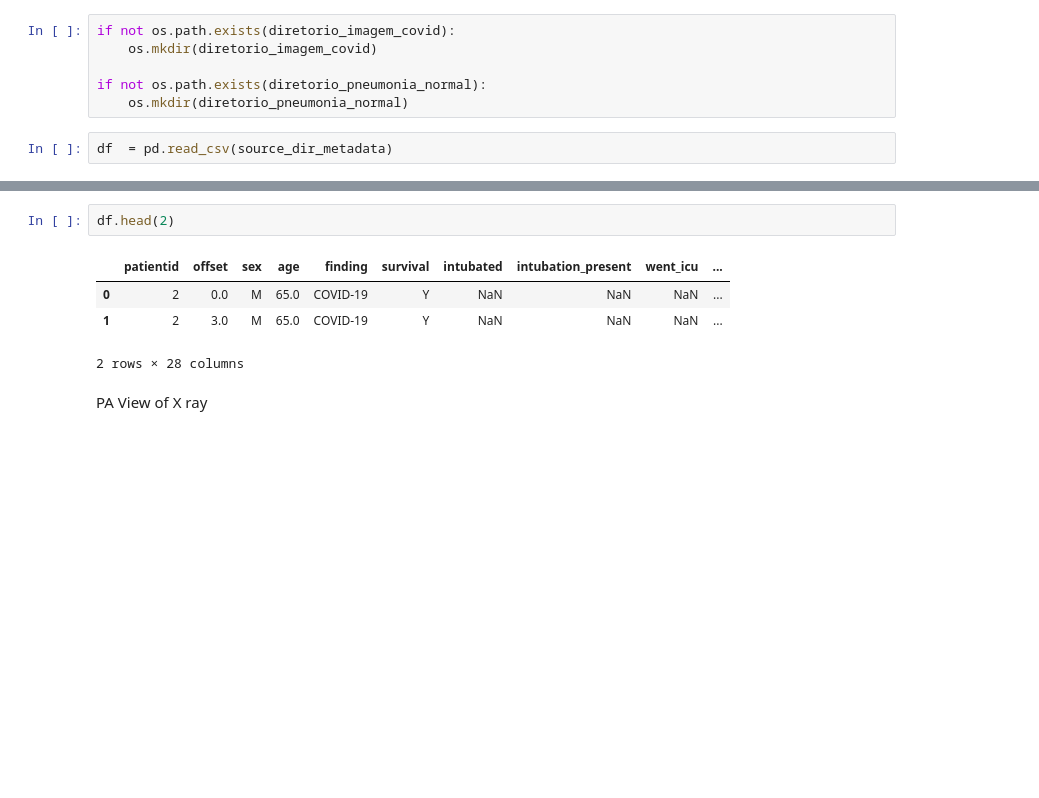
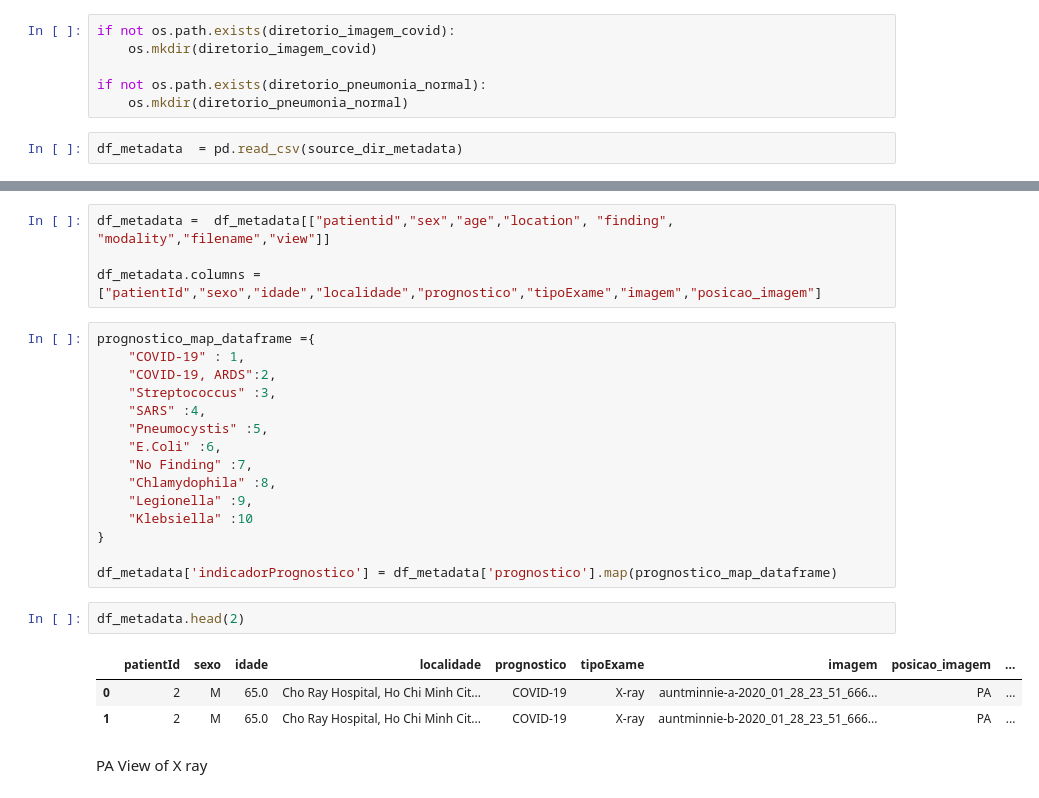
Before and after one commit to WesleySiNeves/AprendendoPython, a Jupyter notebook: Pos_Graduacao_BigData/TCC/Projeto/notebooks/Versao_V2.ipynb, the cells around one changed output, grey strips where cells are left out. Saved outputs shown, nothing was run; the diff lists cells and outputs as text; blank space fills up the shorter version.

```diff
--- a/Pos_Graduacao_BigData/TCC/Projeto/notebooks/Versao_V2.ipynb
+++ b/Pos_Graduacao_BigData/TCC/Projeto/notebooks/Versao_V2.ipynb
@@ -59,5 +71,5 @@ if not os.path.exists(diretorio_imagem_covid):
 if not os.path.exists(diretorio_pneumonia_normal):
     os.mkdir(diretorio_pneumonia_normal)
 # %%
-df  = pd.read_csv(source_dir_metadata)
+df_metadata  = pd.read_csv(source_dir_metadata)
 # %%
@@ -65,11 +77,29 @@ df.shape
 # %% [output]
 (565, 28)
+# %%
+df_metadata =  df_metadata[["patientid","sex","age","location", "finding", "modality","filename","view"]]
+
+df_metadata.columns = ["patientId","sexo","idade","localidade","prognostico","tipoExame","imagem","posicao_imagem"]
+# %%
+prognostico_map_dataframe ={
+    "COVID-19" : 1,
+    "COVID-19, ARDS":2,
+    "Streptococcus" :3,
+    "SARS" :4,
+    "Pneumocystis" :5,
+    "E.Coli" :6,
+    "No Finding" :7,
+    "Chlamydophila" :8,
+    "Legionella" :9,
+    "Klebsiella" :10
+}
+
+df_metadata['indicadorPrognostico'] = df_metadata['prognostico'].map(prognostico_map_dataframe)
 # %%
-df.head(2)
+df_metadata.head(2)
 # %% [output]
-|  | patientid | offset | sex | age | finding | survival | intubated | intubation_present | went_icu | ... |
-| 0 | 2 | 0.0 | M | 65.0 | COVID-19 | Y | NaN | NaN | NaN | ... |
-| 1 | 2 | 3.0 | M | 65.0 | COVID-19 | Y | NaN | NaN | NaN | ... |
+|  | patientId | sexo | idade | localidade | prognostico | tipoExame | imagem | posicao_imagem | ... |
+| 0 | 2 | M | 65.0 | Cho Ray Hospital, Ho Chi Minh Cit... | COVID-19 | X-ray | auntminnie-a-2020_01_28_23_51_666... | PA | ... |
+| 1 | 2 | M | 65.0 | Cho Ray Hospital, Ho Chi Minh Cit... | COVID-19 | X-ray | auntminnie-b-2020_01_28_23_51_666... | PA | ... |
-2 rows × 28 columns
 # %% [markdown]
 PA View of X ray
```
Also changed, not shown: parts of 68 cells of this notebook, 7 other files.
